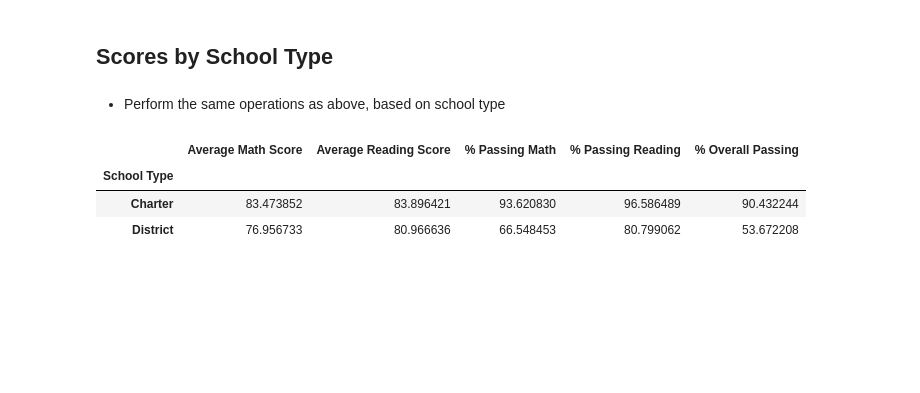
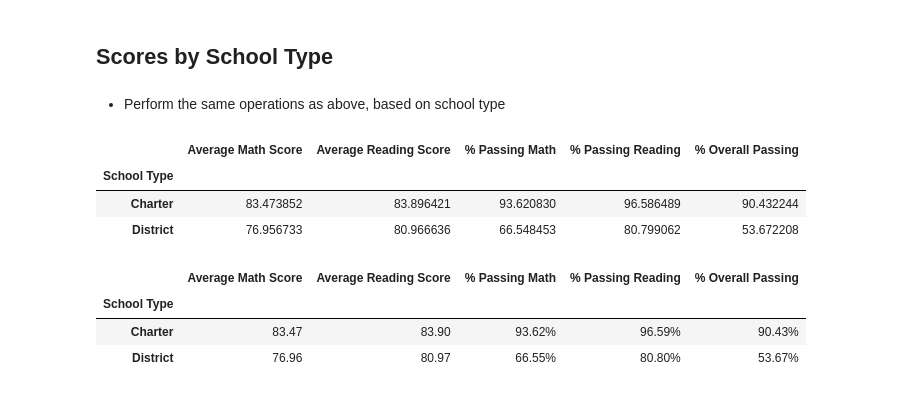
Before and after one commit to nconnel4/pandas-challenge, a Jupyter notebook: PyCitySchools/PyCitySchools_starter.ipynb, the cells around one changed output. Saved outputs shown, nothing was run; the diff lists cells and outputs as text; code cells hidden in the pictures; blank space fills up the shorter version.

```diff
--- a/PyCitySchools/PyCitySchools_starter.ipynb
+++ b/PyCitySchools/PyCitySchools_starter.ipynb
@@ -467,3 +479,10 @@ school_summary_df.sort_values(by='Per Student Budget')
 | School Type |  |  |  |  |  |
 | Charter | 83.473852 | 83.896421 | 93.620830 | 96.586489 | 90.432244 |
 | District | 76.956733 | 80.966636 | 66.548453 | 80.799062 | 53.672208 |
+# %%
+school_summary_df.groupby('School Type')['Average Math Score', 'Average Reading Score', '% Passing Math', '% Passing Reading', '% Overall Passing'].mean().style.format(output_format)
+# %% [output]
+|  | Average Math Score | Average Reading Score | % Passing Math | % Passing Reading | % Overall Passing |
+| School Type |  |  |  |  |  |
+| Charter | 83.47 | 83.90 | 93.62% | 96.59% | 90.43% |
+| District | 76.96 | 80.97 | 66.55% | 80.80% | 53.67% |
```
Also changed, not shown: parts of 2 cells of this notebook.
